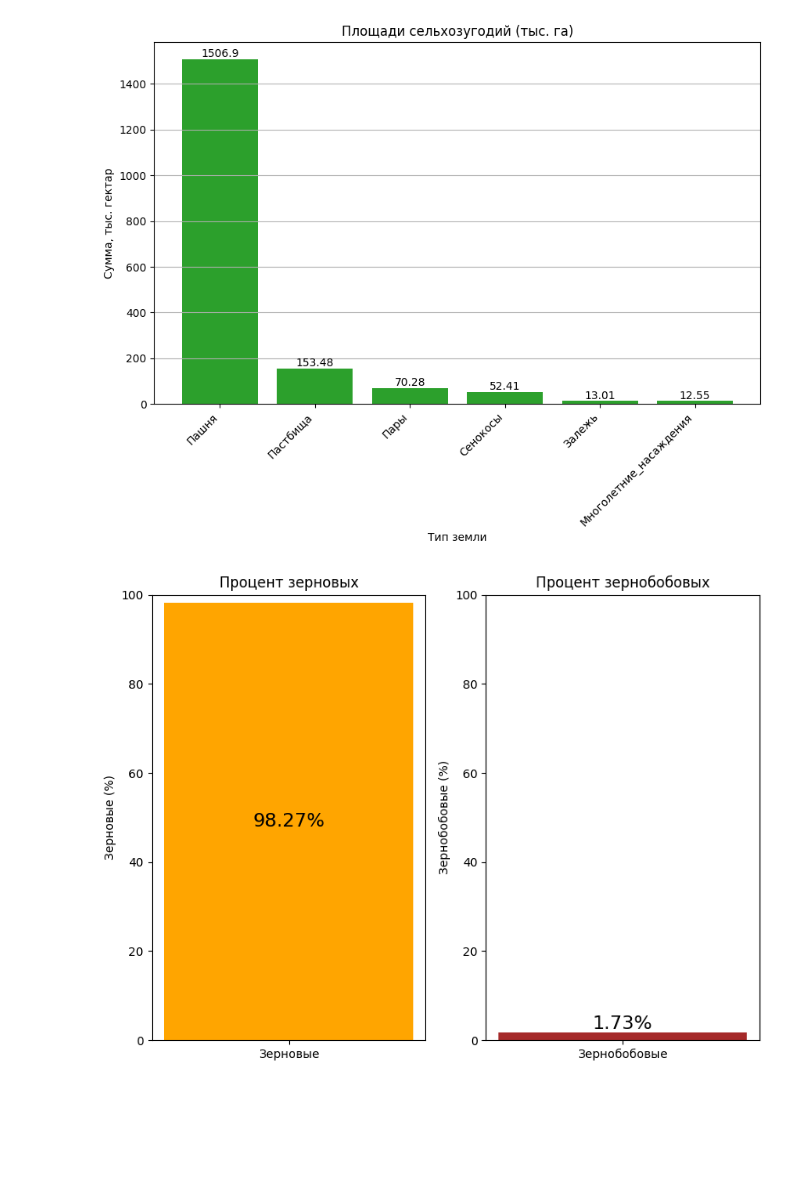
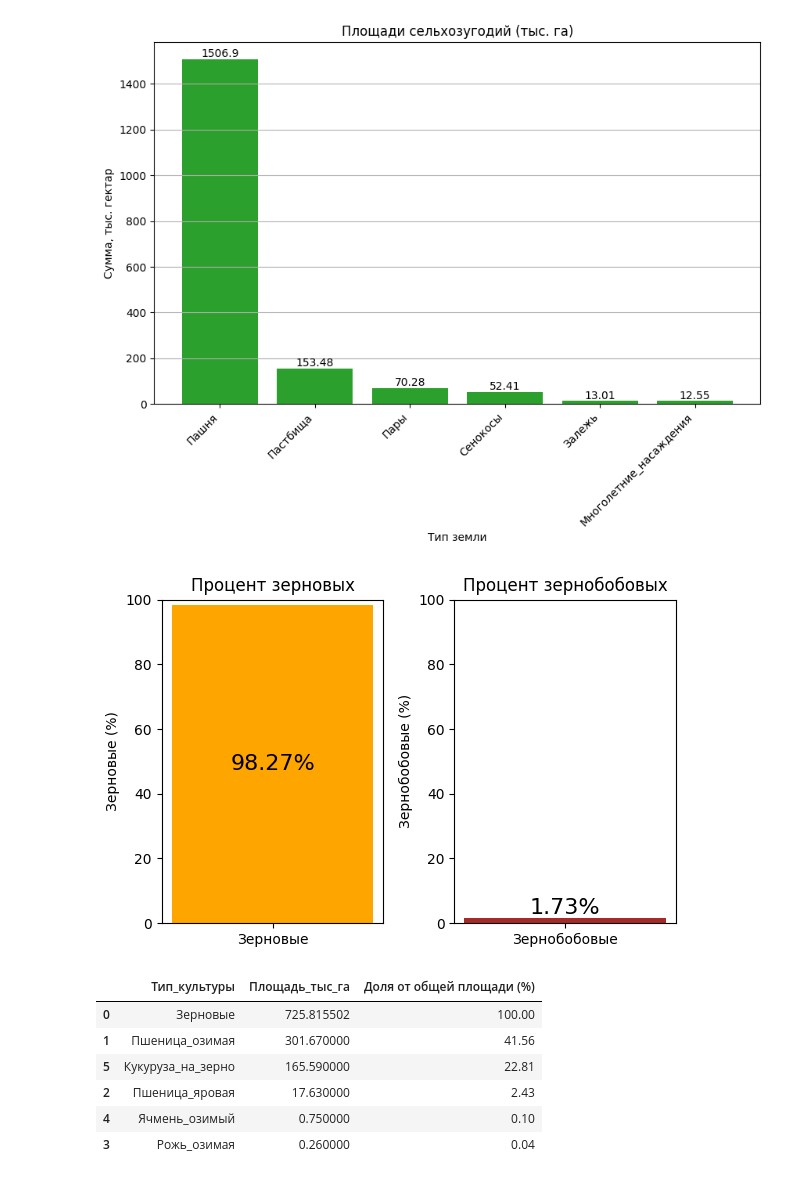
Before and after one commit to SergeyHSE/RegionAnalysis.github.io, a Jupyter notebook: RegionAnalysis.ipynb, the cells around one changed output. Cells and saved outputs as stored; diff of their text form; code cells hidden in the pictures; blank space fills up the shorter version.

```diff
--- a/RegionAnalysis.ipynb
+++ b/RegionAnalysis.ipynb
@@ -166,9 +166,9 @@ array(['Unnamed: 0', 'ОКТМО', 'Reg', 'Rai', 'Категория', 'ТипХ
 # %%
 data = df[['11159', '11160', '11169', '11170', '11204', '11205',
            '11206', '11207', '11208', '11209', '11210', '11211',
-           '11501', '11502', '11503', '11504', '11505', '11506',
-           '11507', '11510','11517', '11518',
-           '11519', '11520', '11530', '11535', '11540', '11421',
+           '11501', '11502', '11503', '11504', '11506',
+           '11510','11517', '11518', '11537', 'Rai', 'ТипХоз',
+           '11530', '11535', '11540', '11542', '11421',
            '11711', '11725', '11580', '11581', '11610', '11629',
            '11710', '11712', '11755', '11765', '11780', '11790',
            '11845', '11900', 'Region', 'Kf_hoz', 'Kf_A200']]
@@ -204,15 +204,13 @@ column_mapping = {
     '11502': 'Пшеница_озимая',
     '11503': 'Пшеница_яровая',
     '11504': 'Рожь_озимая',
-    '11505': 'Рожь_яровая',
     '11506': 'Ячмень_озимый',
-    '11507': 'Ячмень_яровой',
     '11510': 'Кукуруза_на_зерно',
     '11517': 'Зернобобовые_культуры',
     '11530': 'Технические_культуры',
     '11518': 'Горох',
-    '11519': 'Фасоль',
-    '11520': 'Чечевица',
+    '11537': 'Подсолнечник_на_зерно',
+    '11542': 'Рапс яровой',
     '11535': 'Свекла_сахарная',
     '11540': 'Соя',
     '11580': 'Картофель',
@@ -252,9 +250,9 @@ Index(['Работники', 'В_сельхозпроизводстве', 'По
 col_plant = ['Общая_площадь', 'Сельскохозяйственные_угодья', 'Пашня', 'Пары',
              'Сенокосы', 'Пастбища', 'Многолетние_насаждения', 'Залежь',
              'Зерновые_и_зернобобовые', 'Пшеница_озимая', 'Пшеница_яровая',
-             'Рожь_озимая', 'Рожь_яровая', 'Ячмень_озимый', 'Ячмень_яровой',
-             'Кукуруза_на_зерно', 'Зернобобовые_культуры', 'Горох', 'Фасоль',
-             'Чечевица', 'Технические_культуры', 'Свекла_сахарная', 'Соя',
+             'Рожь_озимая', 'Ячмень_озимый',
+             'Кукуруза_на_зерно', 'Зернобобовые_культуры', 'Горох', 'Подсолнечник_на_зерно',
+             'Технические_культуры', 'Свекла_сахарная', 'Соя', 'Рапс яровой',
              'Картофель', 'Овощные_и_бахчевые', 'Кормовые_культуры', 'Плодовые_и_ягодные']
 
 for col in col_plant:
@@ -314,24 +312,48 @@ plt.show()
 # %%
 Зернобобовые = (data['Зернобобовые_культуры'].sum()) / (data['Зерновые_и_зернобобовые'].sum()) * 100
 Зерновые = 100 - Зернобобовые
 
-plt.figure(figsize=(8, 6))
+plt.figure(figsize=(6, 4))
 plt.subplot(1, 2, 1)
 bar = plt.bar(['Зерновые'], [Зерновые], color='orange')
 plt.ylabel('Зерновые (%)')
 plt.title('Процент зерновых')
 plt.ylim(0, 100)
 for b in bar:
     yval = b.get_height()
     plt.text(b.get_x() + b.get_width()/2, yval/2, f'{Зерновые:.2f}%', ha='center',
              va='center', fontsize=16, color='black')
 plt.subplot(1, 2, 2)
 plt.bar(['Зернобобовые'], [Зернобобовые], color='brown')
 plt.ylabel('Зернобобовые (%)')
 plt.title('Процент зернобобовых')
 plt.ylim(0, 100)
 plt.text(0, Зернобобовые, f'{Зернобобовые:.2f}%', ha='center', va='bottom', fontsize=16, color='black')
 plt.tight_layout()
 plt.show()
 # %% [output]
-[figure, old version]
+[figure, new version]
+# %%
+col_cereals = ['Пшеница_озимая', 'Пшеница_яровая',
+            'Рожь_озимая', 'Ячмень_озимый',
+            'Кукуруза_на_зерно',]
+
+land_cer = {}
+land_cer['Зерновые'] = (data['Зерновые_и_зернобобовые'].sum() - data['Зернобобовые_культуры'].sum()) / 1000
+
+for col in col_cereals:
+    value = data[col].sum() / 1000
+    land_cer[col] = value.round(2)
+
+land_cer = pd.DataFrame(list(land_cer.items()), columns=['Тип_культуры', 'Площадь_тыс_га'])
+land_cer['Доля от общей площади (%)'] = (land_cer['Площадь_тыс_га'] / land_cer.loc[0, 'Площадь_тыс_га'] * 100).round(2)
+land_cer = land_cer.sort_values('Площадь_тыс_га', axis=0, ascending=False)
+land_cer
+# %% [output]
+|  | Тип_культуры | Площадь_тыс_га | Доля от общей площади (%) |
+| 0 | Зерновые | 725.815502 | 100.00 |
+| 1 | Пшеница_озимая | 301.670000 | 41.56 |
+| 5 | Кукуруза_на_зерно | 165.590000 | 22.81 |
+| 2 | Пшеница_яровая | 17.630000 | 2.43 |
+| 4 | Ячмень_озимый | 0.750000 | 0.10 |
+| 3 | Рожь_озимая | 0.260000 | 0.04 |
```
Also changed, not shown: parts of 19 cells of this notebook.
